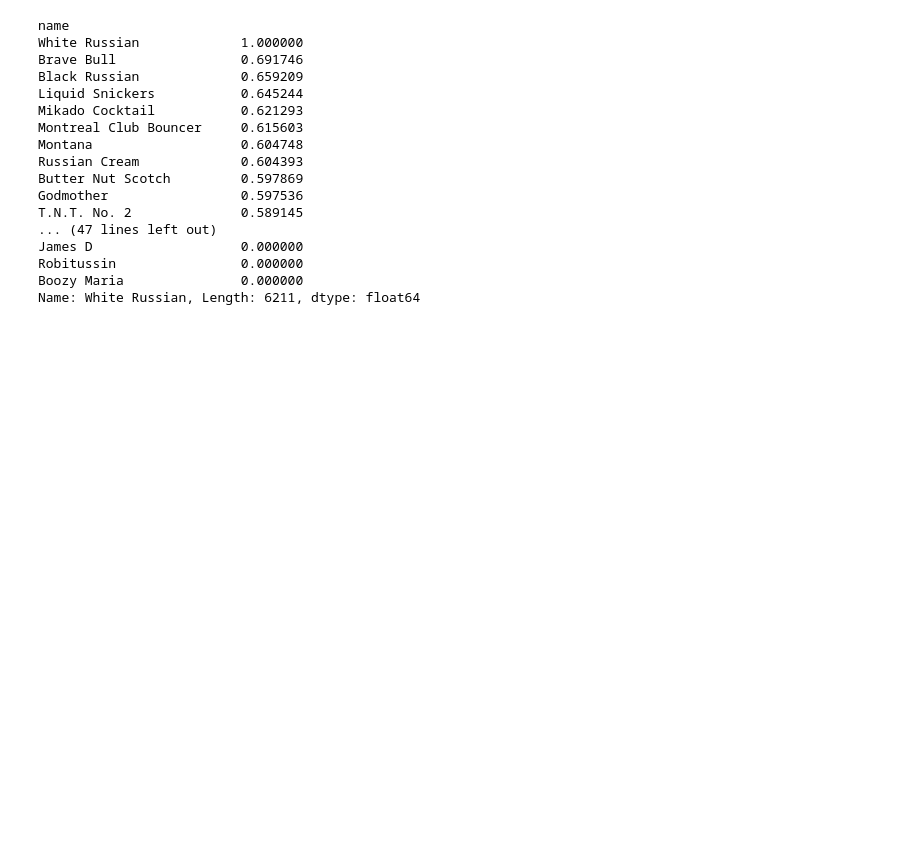
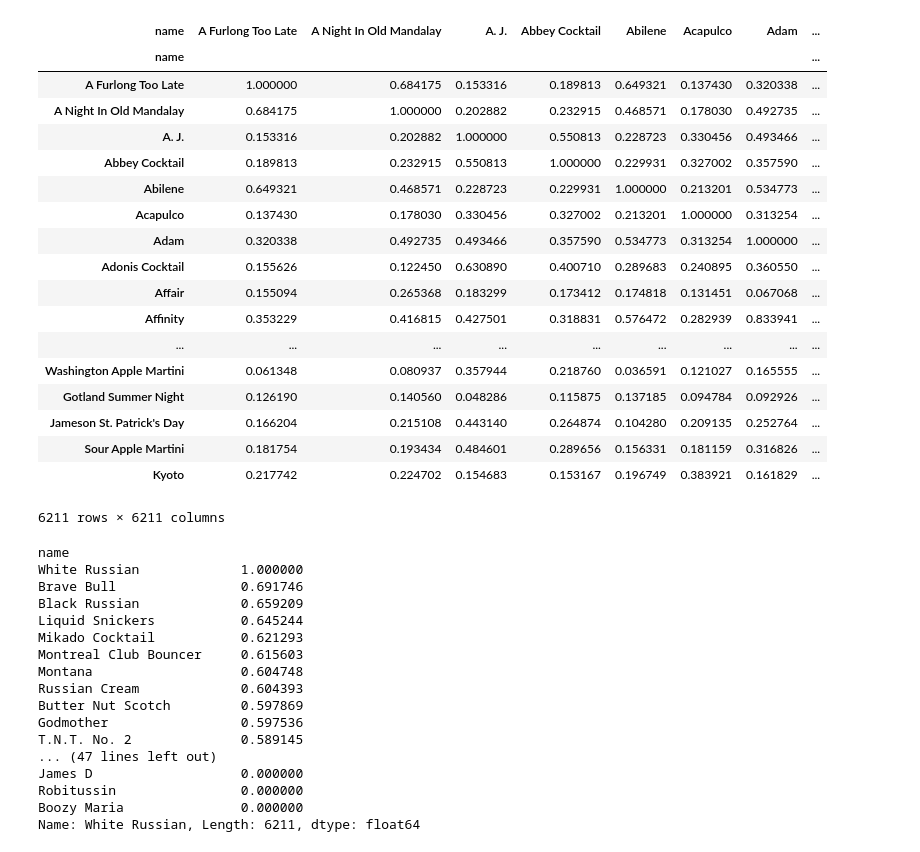
Before and after one commit to noob-saibot/RSScocktails, a Jupyter notebook: tfidf.ipynb, the cells around one changed output. Cells and saved outputs as stored; diff of their text form; code cells hidden in the pictures; blank space fills up the shorter version.

```diff
--- a/tfidf.ipynb
+++ b/tfidf.ipynb
@@ -23,6 +23,28 @@ vect = TfidfVectorizer(min_df=1)
 tfidf = vect.fit_transform(df.mix)
 # %%
 df_2 = pd.DataFrame((tfidf*tfidf.T).A, columns=df.name, index=df.name)
+# %%
+df_2
+# %% [output]
+| name | A Furlong Too Late | A Night In Old Mandalay | A. J. | Abbey Cocktail | Abilene | Acapulco | Adam | ... |
+| name |  |  |  |  |  |  |  | ... |
+| A Furlong Too Late | 1.000000 | 0.684175 | 0.153316 | 0.189813 | 0.649321 | 0.137430 | 0.320338 | ... |
+| A Night In Old Mandalay | 0.684175 | 1.000000 | 0.202882 | 0.232915 | 0.468571 | 0.178030 | 0.492735 | ... |
+| A. J. | 0.153316 | 0.202882 | 1.000000 | 0.550813 | 0.228723 | 0.330456 | 0.493466 | ... |
+| Abbey Cocktail | 0.189813 | 0.232915 | 0.550813 | 1.000000 | 0.229931 | 0.327002 | 0.357590 | ... |
+| Abilene | 0.649321 | 0.468571 | 0.228723 | 0.229931 | 1.000000 | 0.213201 | 0.534773 | ... |
+| Acapulco | 0.137430 | 0.178030 | 0.330456 | 0.327002 | 0.213201 | 1.000000 | 0.313254 | ... |
+| Adam | 0.320338 | 0.492735 | 0.493466 | 0.357590 | 0.534773 | 0.313254 | 1.000000 | ... |
+| Adonis Cocktail | 0.155626 | 0.122450 | 0.630890 | 0.400710 | 0.289683 | 0.240895 | 0.360550 | ... |
+| Affair | 0.155094 | 0.265368 | 0.183299 | 0.173412 | 0.174818 | 0.131451 | 0.067068 | ... |
+| Affinity | 0.353229 | 0.416815 | 0.427501 | 0.318831 | 0.576472 | 0.282939 | 0.833941 | ... |
+| ... | ... | ... | ... | ... | ... | ... | ... | ... |
+| Washington Apple Martini | 0.061348 | 0.080937 | 0.357944 | 0.218760 | 0.036591 | 0.121027 | 0.165555 | ... |
+| Gotland Summer Night | 0.126190 | 0.140560 | 0.048286 | 0.115875 | 0.137185 | 0.094784 | 0.092926 | ... |
+| Jameson St. Patrick's Day | 0.166204 | 0.215108 | 0.443140 | 0.264874 | 0.104280 | 0.209135 | 0.252764 | ... |
+| Sour Apple Martini | 0.181754 | 0.193434 | 0.484601 | 0.289656 | 0.156331 | 0.181159 | 0.316826 | ... |
+| Kyoto | 0.217742 | 0.224702 | 0.154683 | 0.153167 | 0.196749 | 0.383921 | 0.161829 | ... |
+6211 rows × 6211 columns
 # %%
 df_2.sort_values('White Russian', ascending=False)['White Russian']
 # %% [output]
```
Also changed, not shown: 2 other files.
